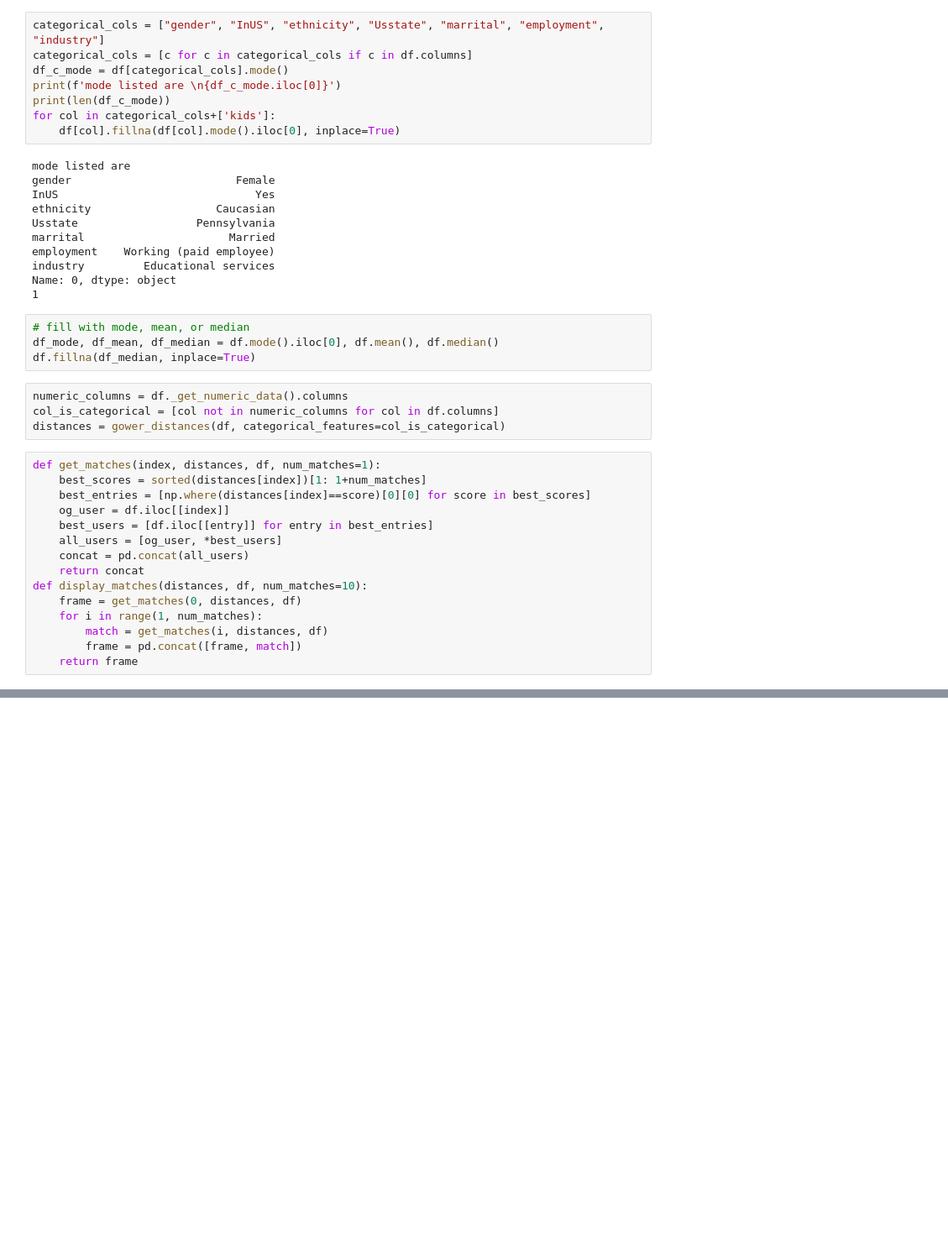
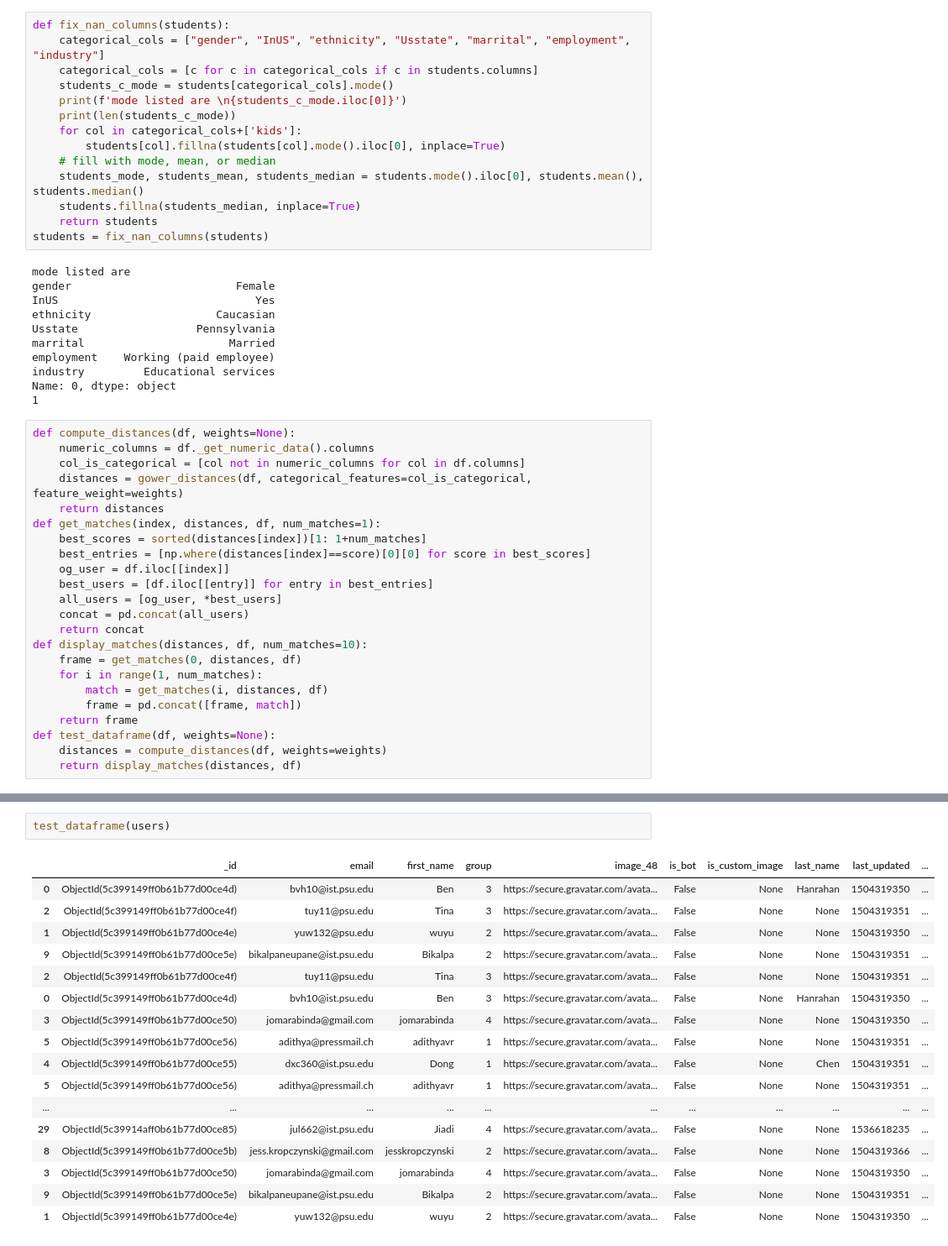
Before and after one commit to snowshine09/ml_clustering, a Jupyter notebook: mongo-clustering.ipynb, the cells around one changed output, grey strips where cells are left out. Shown at 84% size. Saved outputs shown, nothing was run; the diff lists cells and outputs as text; blank space fills up the shorter version.

```diff
--- a/mongo-clustering.ipynb
+++ b/mongo-clustering.ipynb
@@ -210,11 +187,17 @@ Before digit processing, kids are [ 0.  1.  2.  3.  4. nan  5.  9.]
 # %%
-categorical_cols = ["gender", "InUS", "ethnicity", "Usstate", "marrital", "employment", "industry"]
-categorical_cols = [c for c in categorical_cols if c in df.columns]
-df_c_mode = df[categorical_cols].mode()
-print(f'mode listed are \n{df_c_mode.iloc[0]}')
-print(len(df_c_mode))
-for col in categorical_cols+['kids']:
-    df[col].fillna(df[col].mode().iloc[0], inplace=True)
+def fix_nan_columns(students):
+    categorical_cols = ["gender", "InUS", "ethnicity", "Usstate", "marrital", "employment", "industry"]
+    categorical_cols = [c for c in categorical_cols if c in students.columns]
+    students_c_mode = students[categorical_cols].mode()
+    print(f'mode listed are \n{students_c_mode.iloc[0]}')
+    print(len(students_c_mode))
+    for col in categorical_cols+['kids']:
+        students[col].fillna(students[col].mode().iloc[0], inplace=True)
+    # fill with mode, mean, or median
+    students_mode, students_mean, students_median = students.mode().iloc[0], students.mean(), students.median()
+    students.fillna(students_median, inplace=True)
+    return students
+students = fix_nan_columns(students)
 # %% [output]
 mode listed are
 gender                         Female
@@ -226,15 +209,12 @@ employment    Working (paid employee)
 industry         Educational services
 Name: 0, dtype: object
 1
-# %%
-# fill with mode, mean, or median
-df_mode, df_mean, df_median = df.mode().iloc[0], df.mean(), df.median()
-df.fillna(df_median, inplace=True)
-# %%
-numeric_columns = df._get_numeric_data().columns
-col_is_categorical = [col not in numeric_columns for col in df.columns]
-distances = gower_distances(df, categorical_features=col_is_categorical)
 # %%
+def compute_distances(df, weights=None):
+    numeric_columns = df._get_numeric_data().columns
+    col_is_categorical = [col not in numeric_columns for col in df.columns]
+    distances = gower_distances(df, categorical_features=col_is_categorical, feature_weight=weights)
+    return distances
 def get_matches(index, distances, df, num_matches=1):
     best_scores = sorted(distances[index])[1: 1+num_matches]
     best_entries = [np.where(distances[index]==score)[0][0] for score in best_scores]
@@ -249,3 +229,6 @@ def display_matches(distances, df, num_matches=10):
         match = get_matches(i, distances, df)
         frame = pd.concat([frame, match])
     return frame
+def test_dataframe(df, weights=None):
+    distances = compute_distances(df, weights=weights)
+    return display_matches(distances, df)
@@ -268,0 +235,20 @@ get_matches(0, distances, df, num_matches=10)
+# %%
+test_dataframe(users)
+# %% [output]
+|  | _id | email | first_name | group | image_48 | is_bot | is_custom_image | last_name | last_updated | ... |
+| 0 | ObjectId(5c399149ff0b61b77d00ce4d) | bvh10@ist.psu.edu | Ben | 3 | https://secure.gravatar.com/avata... | False | None | Hanrahan | 1504319350 | ... |
+| 2 | ObjectId(5c399149ff0b61b77d00ce4f) | tuy11@psu.edu | Tina | 3 | https://secure.gravatar.com/avata... | False | None | None | 1504319351 | ... |
+| 1 | ObjectId(5c399149ff0b61b77d00ce4e) | yuw132@psu.edu | wuyu | 2 | https://secure.gravatar.com/avata... | False | None | None | 1504319350 | ... |
+| 9 | ObjectId(5c399149ff0b61b77d00ce5e) | bikalpaneupane@ist.psu.edu | Bikalpa | 2 | https://secure.gravatar.com/avata... | False | None | None | 1504319351 | ... |
+| 2 | ObjectId(5c399149ff0b61b77d00ce4f) | tuy11@psu.edu | Tina | 3 | https://secure.gravatar.com/avata... | False | None | None | 1504319351 | ... |
+| 0 | ObjectId(5c399149ff0b61b77d00ce4d) | bvh10@ist.psu.edu | Ben | 3 | https://secure.gravatar.com/avata... | False | None | Hanrahan | 1504319350 | ... |
+| 3 | ObjectId(5c399149ff0b61b77d00ce50) | jomarabinda@gmail.com | jomarabinda | 4 | https://secure.gravatar.com/avata... | False | None | None | 1504319350 | ... |
+| 5 | ObjectId(5c399149ff0b61b77d00ce56) | adithya@pressmail.ch | adithyavr | 1 | https://secure.gravatar.com/avata... | False | None | None | 1504319351 | ... |
+| 4 | ObjectId(5c399149ff0b61b77d00ce55) | dxc360@ist.psu.edu | Dong | 1 | https://secure.gravatar.com/avata... | False | None | Chen | 1504319351 | ... |
+| 5 | ObjectId(5c399149ff0b61b77d00ce56) | adithya@pressmail.ch | adithyavr | 1 | https://secure.gravatar.com/avata... | False | None | None | 1504319351 | ... |
+| ... | ... | ... | ... | ... | ... | ... | ... | ... | ... | ... |
+| 29 | ObjectId(5c39914aff0b61b77d00ce85) | jul662@ist.psu.edu | Jiadi | 4 | https://secure.gravatar.com/avata... | False | None | None | 1536618235 | ... |
+| 8 | ObjectId(5c399149ff0b61b77d00ce5b) | jess.kropczynski@gmail.com | jesskropczynski | 2 | https://secure.gravatar.com/avata... | False | None | None | 1504319366 | ... |
+| 3 | ObjectId(5c399149ff0b61b77d00ce50) | jomarabinda@gmail.com | jomarabinda | 4 | https://secure.gravatar.com/avata... | False | None | None | 1504319350 | ... |
+| 9 | ObjectId(5c399149ff0b61b77d00ce5e) | bikalpaneupane@ist.psu.edu | Bikalpa | 2 | https://secure.gravatar.com/avata... | False | None | None | 1504319351 | ... |
+| 1 | ObjectId(5c399149ff0b61b77d00ce4e) | yuw132@psu.edu | wuyu | 2 | https://secure.gravatar.com/avata... | False | None | None | 1504319350 | ... |
```
Also changed, not shown: parts of 17 cells of this notebook.
